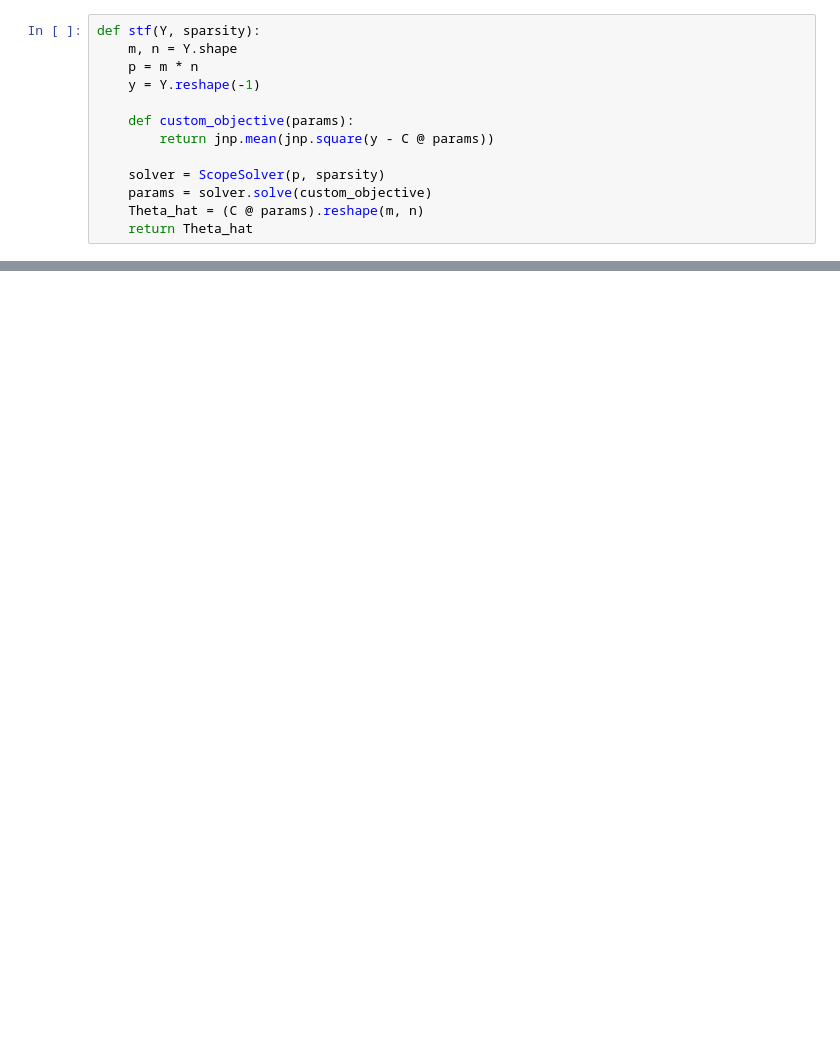
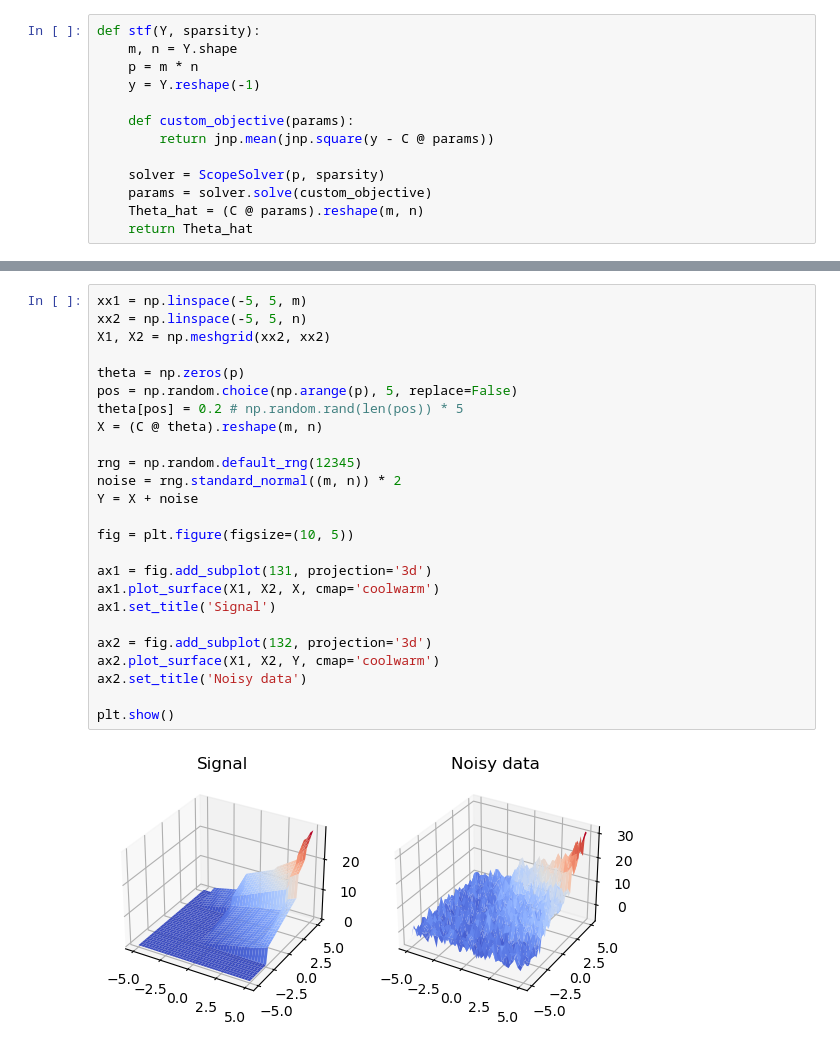
Before and after one commit to abess-team/skscope, a Jupyter notebook: docs/source/examples/Fusion Models/spatial-trend-filtering.ipynb, the cells around one changed output, grey strips where cells are left out. Drawn from its saved outputs; the diff is of its cells as text; blank space fills up the shorter version.

```diff
--- a/docs/source/examples/Fusion Models/spatial-trend-filtering.ipynb
+++ b/docs/source/examples/Fusion Models/spatial-trend-filtering.ipynb
@@ -83,0 +103,27 @@ def stf(Y, sparsity):
+# %%
+xx1 = np.linspace(-5, 5, m)
+xx2 = np.linspace(-5, 5, n)
+X1, X2 = np.meshgrid(xx2, xx2)
+
+theta = np.zeros(p)
+pos = np.random.choice(np.arange(p), 5, replace=False)
+theta[pos] = 0.2 # np.random.rand(len(pos)) * 5
+X = (C @ theta).reshape(m, n)
+
+rng = np.random.default_rng(12345)
+noise = rng.standard_normal((m, n)) * 2
+Y = X + noise
+
+fig = plt.figure(figsize=(10, 5))
+
+ax1 = fig.add_subplot(131, projection='3d')
+ax1.plot_surface(X1, X2, X, cmap='coolwarm')
+ax1.set_title('Signal')
+
+ax2 = fig.add_subplot(132, projection='3d')
+ax2.plot_surface(X1, X2, Y, cmap='coolwarm')
+ax2.set_title('Noisy data')
+
+plt.show()
+# %% [output]
+[figure, added]
```
Also changed, not shown: parts of 10 cells of this notebook.
